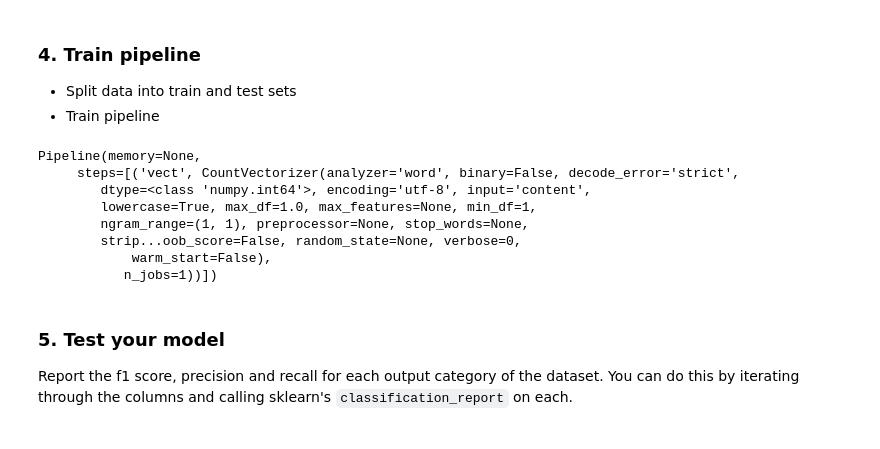
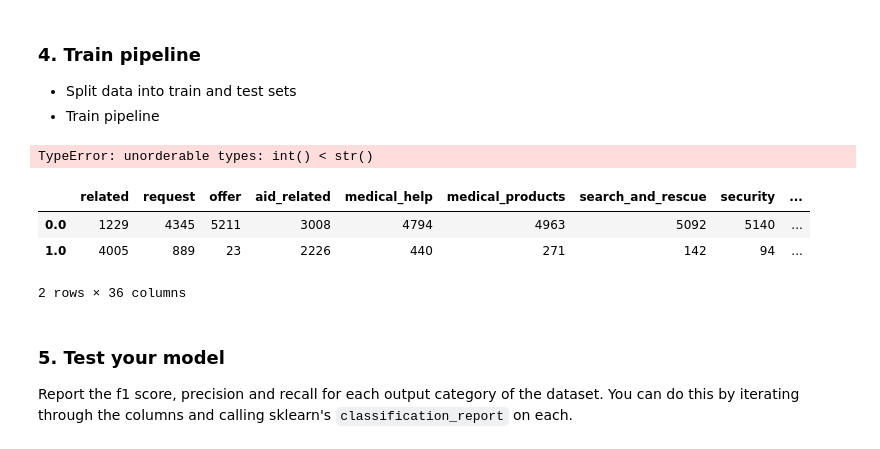
Before and after one commit to AdadaBdada/Disaster_Response_Project, a Jupyter notebook: ML Pipeline Preparation.ipynb, the cells around one changed output. Drawn from its saved outputs; the diff is of its cells as text; code cells hidden in the pictures.

Commit message:
update data and model

```diff
--- a/ML Pipeline Preparation.ipynb
+++ b/ML Pipeline Preparation.ipynb
@@ -78,14 +105,4 @@ pipeline = Pipeline([
 - Split data into train and test sets
 - Train pipeline
 # %%
-X_train, X_test, y_train, y_test = train_test_split(X, y)
-pipeline.fit(X_train, y_train)
+X_train, X_test, y_train, y_test = train_test_split(X, y, test_size=0.2)
-# %% [output]
-Pipeline(memory=None,
-     steps=[('vect', CountVectorizer(analyzer='word', binary=False, decode_error='strict',
-        dtype=<class 'numpy.int64'>, encoding='utf-8', input='content',
-        lowercase=True, max_df=1.0, max_features=None, min_df=1,
-        ngram_range=(1, 1), preprocessor=None, stop_words=None,
-        strip...oob_score=False, random_state=None, verbose=0,
-            warm_start=False),
-           n_jobs=1))])
@@ -91,0 +111,27 @@ Pipeline(memory=None,
+# %%
+def build_model():
+    pipeline = Pipeline([
+    ('vect', CountVectorizer(tokenizer=tokenize)),
+    ('tfidf',TfidfTransformer()),
+    ('clf', MultiOutputClassifier(RandomForestClassifier()))
+    ])
+
+    parameters = {'vect__ngram_range':[(1,2),(2,2)],
+                  'clf__estimator__n_estimators':[3, 5]}
+
+    cv = GridSearchCV(estimator = pipeline, param_grid=parameters)
+
+    return cv
+# %%
+model = build_model()
+# %%
+model.fit(X_train, y_train)
+# %% [output]
+TypeError: unorderable types: int() < str()
+# %%
+y_train.apply(lambda col: col.value_counts())
+# %% [output]
+|  | related | request | offer | aid_related | medical_help | medical_products | search_and_rescue | security | ... |
+| 0.0 | 1229 | 4345 | 5211 | 3008 | 4794 | 4963 | 5092 | 5140 | ... |
+| 1.0 | 4005 | 889 | 23 | 2226 | 440 | 271 | 142 | 94 | ... |
+2 rows × 36 columns
```
Also changed, not shown: parts of 23 cells of this notebook, 7 other files.
